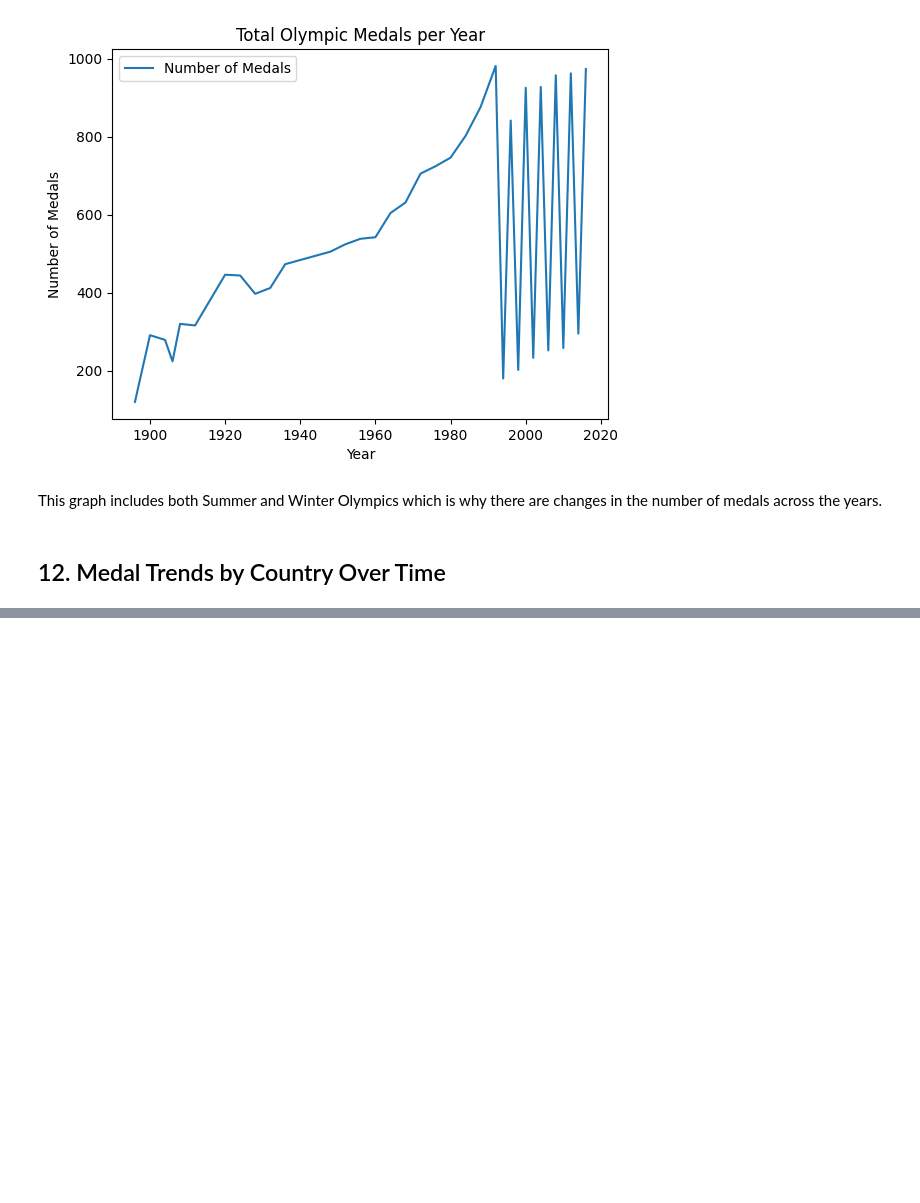
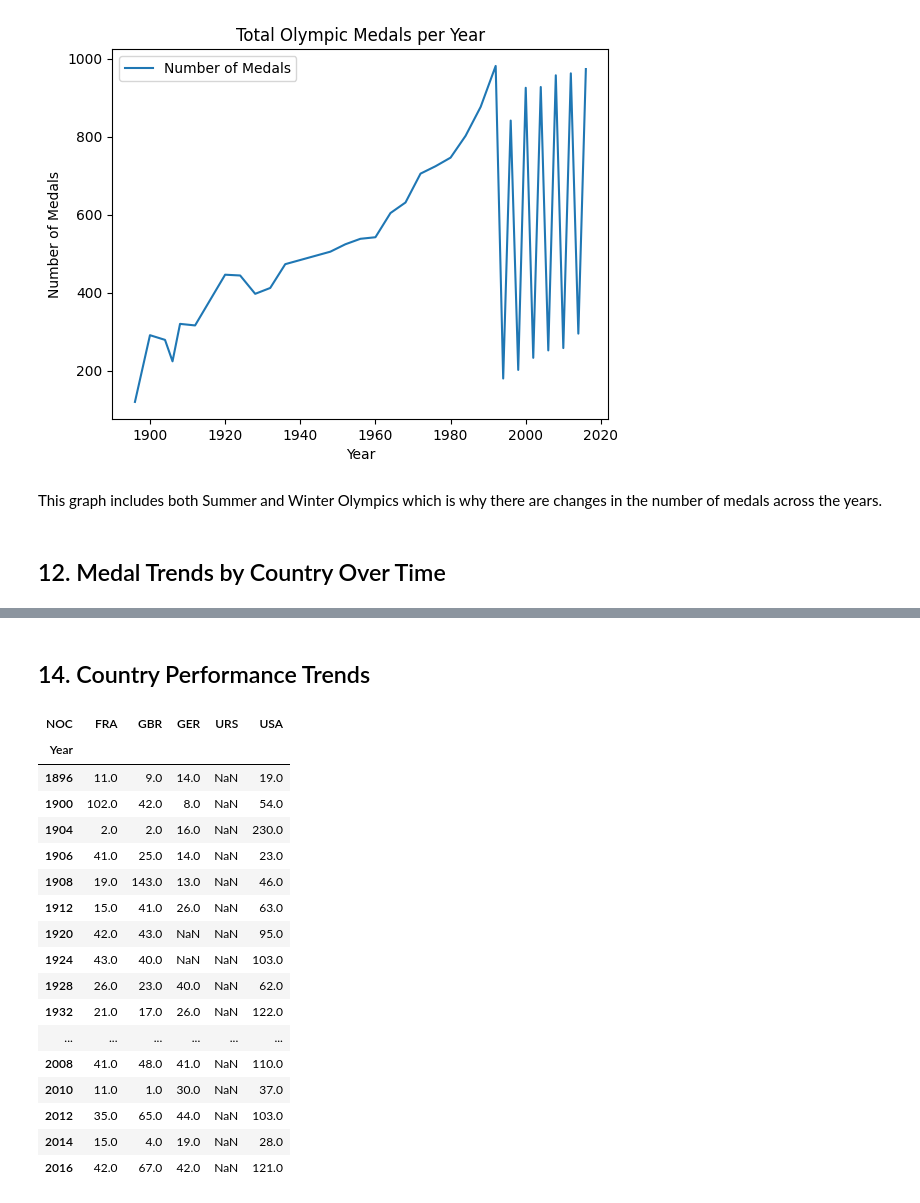
Before and after one commit to Jenushan44/olympic-performance-analyzer, a Jupyter notebook: notebooks/olympics_analysis.ipynb, the cells around one changed output, grey strips where cells are left out. Saved outputs shown, nothing was run; the diff lists cells and outputs as text; code cells hidden in the pictures; blank space fills up the shorter version.

```diff
--- a/notebooks/olympics_analysis.ipynb
+++ b/notebooks/olympics_analysis.ipynb
@@ -213,0 +216,24 @@ medal_trends_by_country.head()
+# %% [markdown]
+## 14. Country Performance Trends
+# %%
+wide_filtered_country_trends = filtered_country_trends.pivot(index='Year', columns='NOC', values='Number of Medals')
+wide_filtered_country_trends.head(35)
+# %% [output]
+| NOC | FRA | GBR | GER | URS | USA |
+| Year |  |  |  |  |  |
+| 1896 | 11.0 | 9.0 | 14.0 | NaN | 19.0 |
+| 1900 | 102.0 | 42.0 | 8.0 | NaN | 54.0 |
+| 1904 | 2.0 | 2.0 | 16.0 | NaN | 230.0 |
+| 1906 | 41.0 | 25.0 | 14.0 | NaN | 23.0 |
+| 1908 | 19.0 | 143.0 | 13.0 | NaN | 46.0 |
+| 1912 | 15.0 | 41.0 | 26.0 | NaN | 63.0 |
+| 1920 | 42.0 | 43.0 | NaN | NaN | 95.0 |
+| 1924 | 43.0 | 40.0 | NaN | NaN | 103.0 |
+| 1928 | 26.0 | 23.0 | 40.0 | NaN | 62.0 |
+| 1932 | 21.0 | 17.0 | 26.0 | NaN | 122.0 |
+| ... | ... | ... | ... | ... | ... |
+| 2008 | 41.0 | 48.0 | 41.0 | NaN | 110.0 |
+| 2010 | 11.0 | 1.0 | 30.0 | NaN | 37.0 |
+| 2012 | 35.0 | 65.0 | 44.0 | NaN | 103.0 |
+| 2014 | 15.0 | 4.0 | 19.0 | NaN | 28.0 |
+| 2016 | 42.0 | 67.0 | 42.0 | NaN | 121.0 |
```
Also changed, not shown: parts of 5 cells of this notebook.
